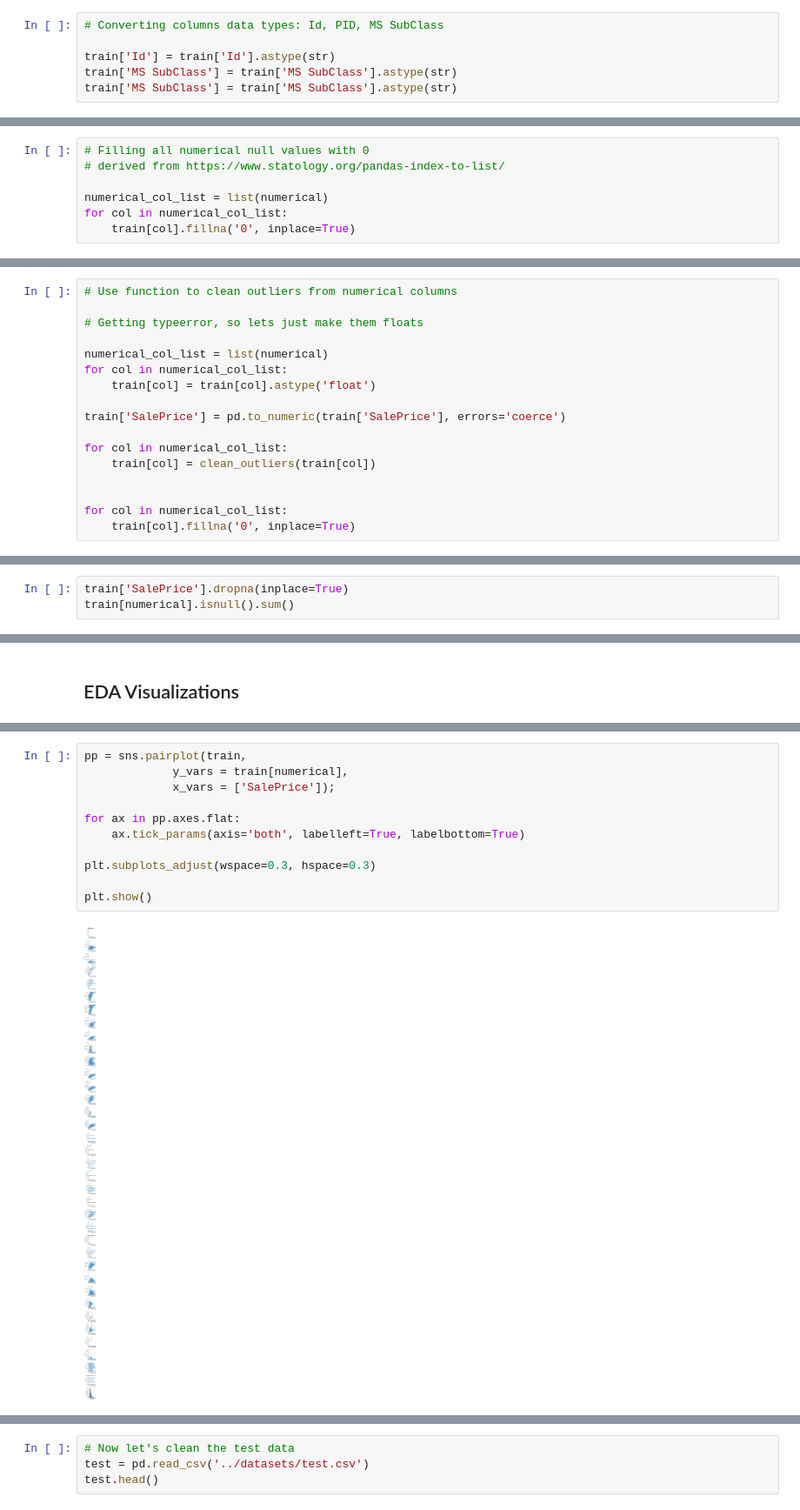
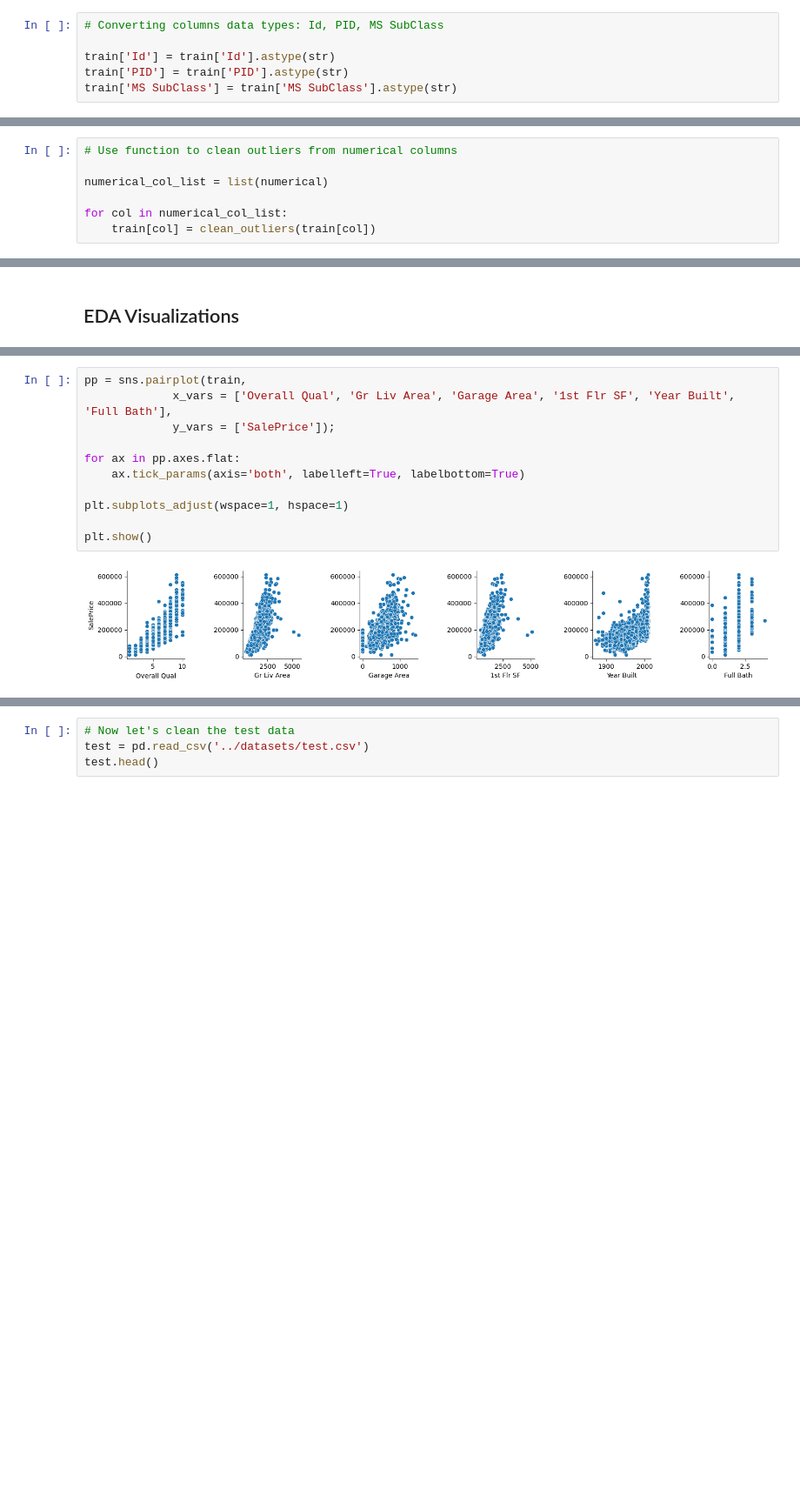
Before and after one commit to jlu7922/Ames-Housing-Data-and-Kaggle-Challenge, a Jupyter notebook: code/Data-Cleaning-EDA.ipynb, the cells around one changed output, grey strips where cells are left out. Shown: that part at 87% size. Drawn from its saved outputs; the diff is of its cells as text; blank space fills up the shorter version.

```diff
--- a/code/Data-Cleaning-EDA.ipynb
+++ b/code/Data-Cleaning-EDA.ipynb
@@ -58,8 +59,8 @@ memory usage: 1.3+ MB
 # Converting columns data types: Id, PID, MS SubClass
 
 train['Id'] = train['Id'].astype(str)
+train['PID'] = train['PID'].astype(str)
 train['MS SubClass'] = train['MS SubClass'].astype(str)
-train['MS SubClass'] = train['MS SubClass'].astype(str)
 # %%
 # How to display all rows from dataframe derived from https://www.geeksforgeeks.org/how-to-display-all-rows-from-dataframe-using-pandas/#
 pd.set_option('display.max_rows', None)
@@ -168,9 +148,2 @@ Yr Sold              0
 SalePrice            0
 dtype: int64
-# %%
-# Filling all numerical null values with 0
-# derived from https://www.statology.org/pandas-index-to-list/
-
-numerical_col_list = list(numerical)
-for col in numerical_col_list:
-    train[col].fillna('0', inplace=True)
@@ -256,20 +319,10 @@ def clean_outliers(column):
 # %%
 # Use function to clean outliers from numerical columns
 
-# Getting typeerror, so lets just make them floats
-
 numerical_col_list = list(numerical)
-for col in numerical_col_list:
-    train[col] = train[col].astype('float')
-
-train['SalePrice'] = pd.to_numeric(train['SalePrice'], errors='coerce')
 
 for col in numerical_col_list:
     train[col] = clean_outliers(train[col])
-
-
-for col in numerical_col_list:
-    train[col].fillna('0', inplace=True)
 # %%
 # adjusting for outliers created more null values
 train[numerical].isnull().sum()
@@ -291,6 +344,3 @@ Mo Sold            0
 Yr Sold            0
 SalePrice          0
 dtype: int64
-# %%
-train['SalePrice'].dropna(inplace=True)
-train[numerical].isnull().sum()
@@ -356,13 +396,13 @@ plt.savefig('../imgs/sale_price_dist.png')
 # %%
 pp = sns.pairplot(train,
-             y_vars = train[numerical],
-             x_vars = ['SalePrice']);
+             x_vars = ['Overall Qual', 'Gr Liv Area', 'Garage Area', '1st Flr SF', 'Year Built', 'Full Bath'],
+             y_vars = ['SalePrice']);
 
 for ax in pp.axes.flat:
     ax.tick_params(axis='both', labelleft=True, labelbottom=True)
 
-plt.subplots_adjust(wspace=0.3, hspace=0.3)
+plt.subplots_adjust(wspace=1, hspace=1)
 
 plt.show()
 # %% [output]
-[figure, old version]
+[figure, new version]
```
Also changed, not shown: parts of 34 cells of this notebook, 5 other files.
